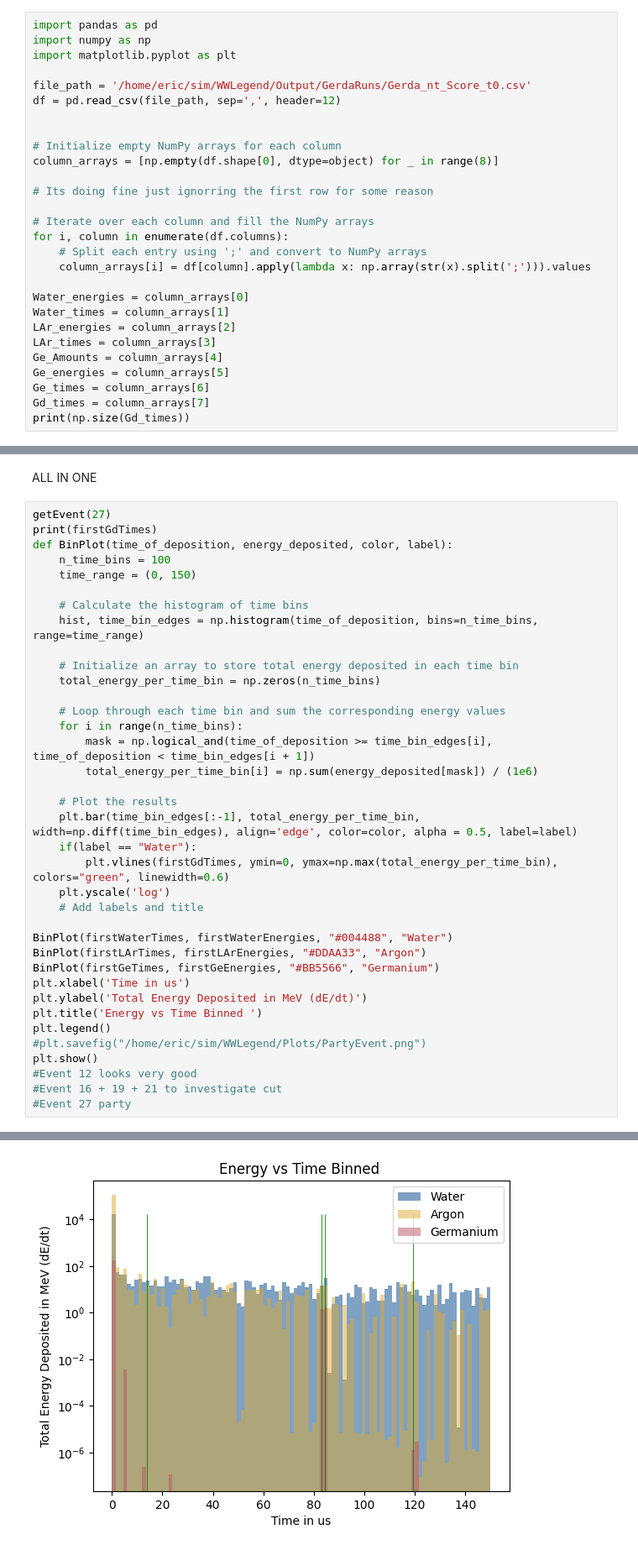
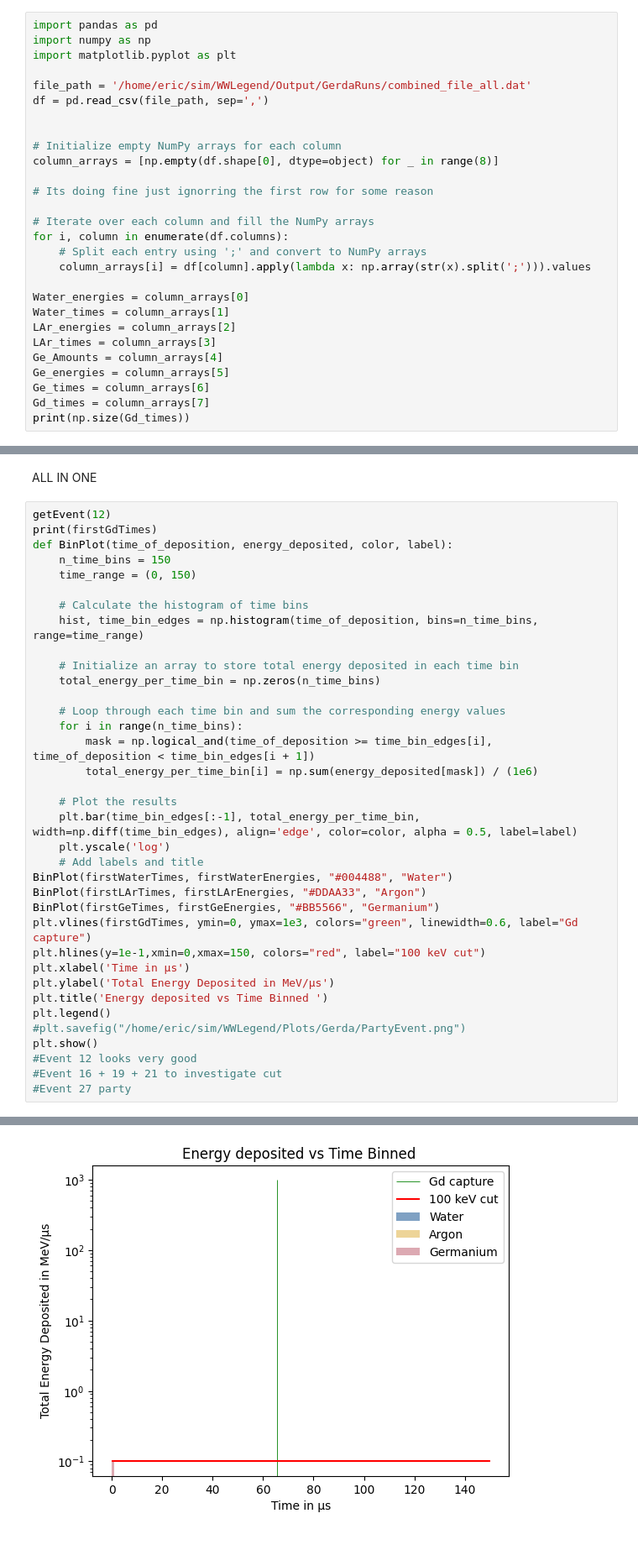
Before and after one commit to EricMEsch/WWLegend-Analysis, a Jupyter notebook: GerdaAnalysis.ipynb, the cells around one changed output, grey strips where cells are left out. Shown at 84% size. Saved outputs shown, nothing was run; the diff lists cells and outputs as text.

```diff
--- a/GerdaAnalysis.ipynb
+++ b/GerdaAnalysis.ipynb
@@ -5,8 +5,8 @@ import pandas as pd
 import numpy as np
 import matplotlib.pyplot as plt
 
-file_path = '/home/eric/sim/WWLegend/Output/GerdaRuns/Gerda_nt_Score_t0.csv'
-df = pd.read_csv(file_path, sep=',', header=12)
+file_path = '/home/eric/sim/WWLegend/Output/GerdaRuns/combined_file_all.dat'
+df = pd.read_csv(file_path, sep=',')
 
 
 # Initialize empty NumPy arrays for each column
@@ -88,10 +52,10 @@ BinPlot(firstGeTimes, firstGeEnergies, "Ge")
 # %% [markdown]
 ALL IN ONE
 # %%
-getEvent(27)
+getEvent(12)
 print(firstGdTimes)
 def BinPlot(time_of_deposition, energy_deposited, color, label):
-    n_time_bins = 100
+    n_time_bins = 150
     time_range = (0, 150)
 
     # Calculate the histogram of time bins
@@ -107,19 +71,18 @@ def BinPlot(time_of_deposition, energy_deposited, color, label):
 
     # Plot the results
     plt.bar(time_bin_edges[:-1], total_energy_per_time_bin, width=np.diff(time_bin_edges), align='edge', color=color, alpha = 0.5, label=label)
-    if(label == "Water"):
-        plt.vlines(firstGdTimes, ymin=0, ymax=np.max(total_energy_per_time_bin), colors="green", linewidth=0.6)
     plt.yscale('log')
     # Add labels and title
-
 BinPlot(firstWaterTimes, firstWaterEnergies, "#004488", "Water")
 BinPlot(firstLArTimes, firstLArEnergies, "#DDAA33", "Argon")
 BinPlot(firstGeTimes, firstGeEnergies, "#BB5566", "Germanium")
-plt.xlabel('Time in us')
-plt.ylabel('Total Energy Deposited in MeV (dE/dt)')
-plt.title('Energy vs Time Binned ')
+plt.vlines(firstGdTimes, ymin=0, ymax=1e3, colors="green", linewidth=0.6, label="Gd capture")
+plt.hlines(y=1e-1,xmin=0,xmax=150, colors="red", label="100 keV cut")
+plt.xlabel('Time in µs')
+plt.ylabel('Total Energy Deposited in MeV/µs')
+plt.title('Energy deposited vs Time Binned ')
 plt.legend()
-#plt.savefig("/home/eric/sim/WWLegend/Plots/PartyEvent.png")
+#plt.savefig("/home/eric/sim/WWLegend/Plots/Gerda/PartyEvent.png")
 plt.show()
 #Event 12 looks very good
 #Event 16 + 19 + 21 to investigate cut
@@ -129 +92 @@ plt.show()
-[figure, old version]
+[figure, new version]
```
Also changed, not shown: parts of 12 cells of this notebook, 2 other files.
